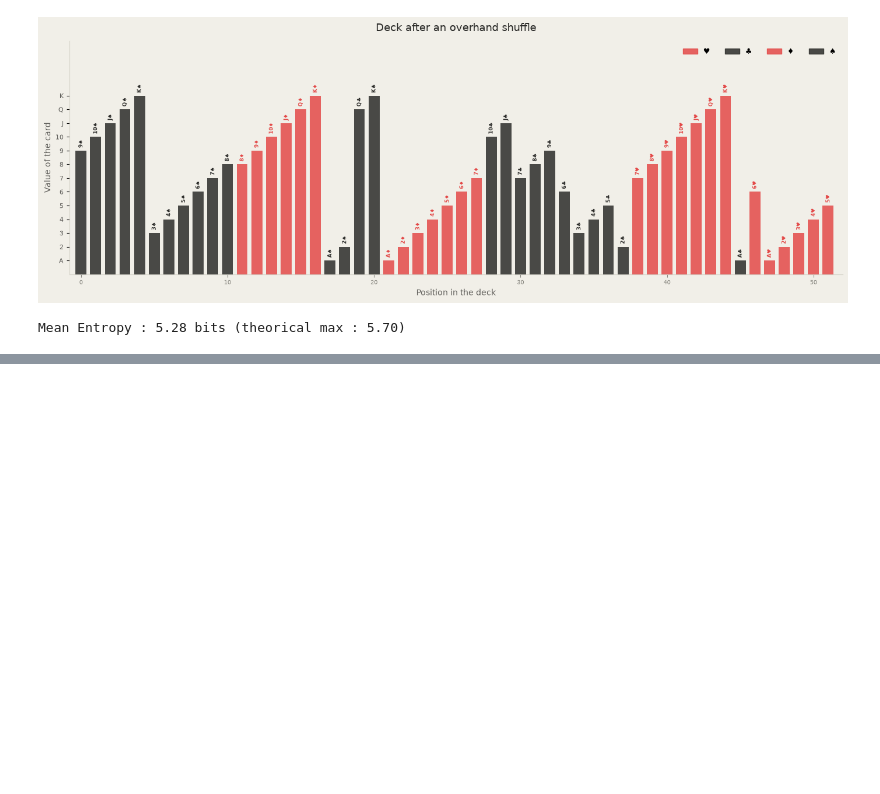
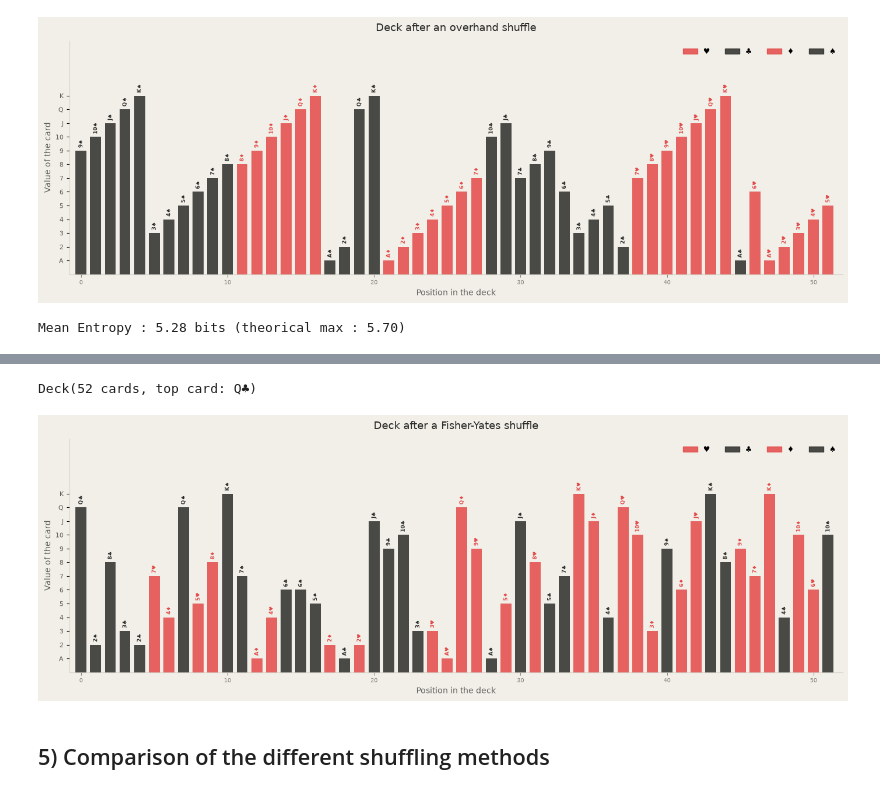
Before and after one commit to arthurleq/shuffle_cards, a Jupyter notebook: shuffle.ipynb, the cells around one changed output, grey strips where cells are left out. Drawn from its saved outputs; the diff is of its cells as text; code cells hidden in the pictures; blank space fills up the shorter version.

```diff
--- a/shuffle.ipynb
+++ b/shuffle.ipynb
@@ -323,0 +486,12 @@ Mean Entropy : 5.28 bits (theorical max : 5.70)
+# %%
+deck = Deck()
+
+fisher_yates_shuffle(deck, inplace=True)
+# %% [output]
+Deck(52 cards, top card: Q♣)
+# %%
+plot_deck(deck, title="Deck after a Fisher-Yates shuffle")
+# %% [output]
+[figure, added]
+# %% [markdown]
+## 5) Comparison of the different shuffling methods
```
Also changed, not shown: parts of 13 cells of this notebook.
